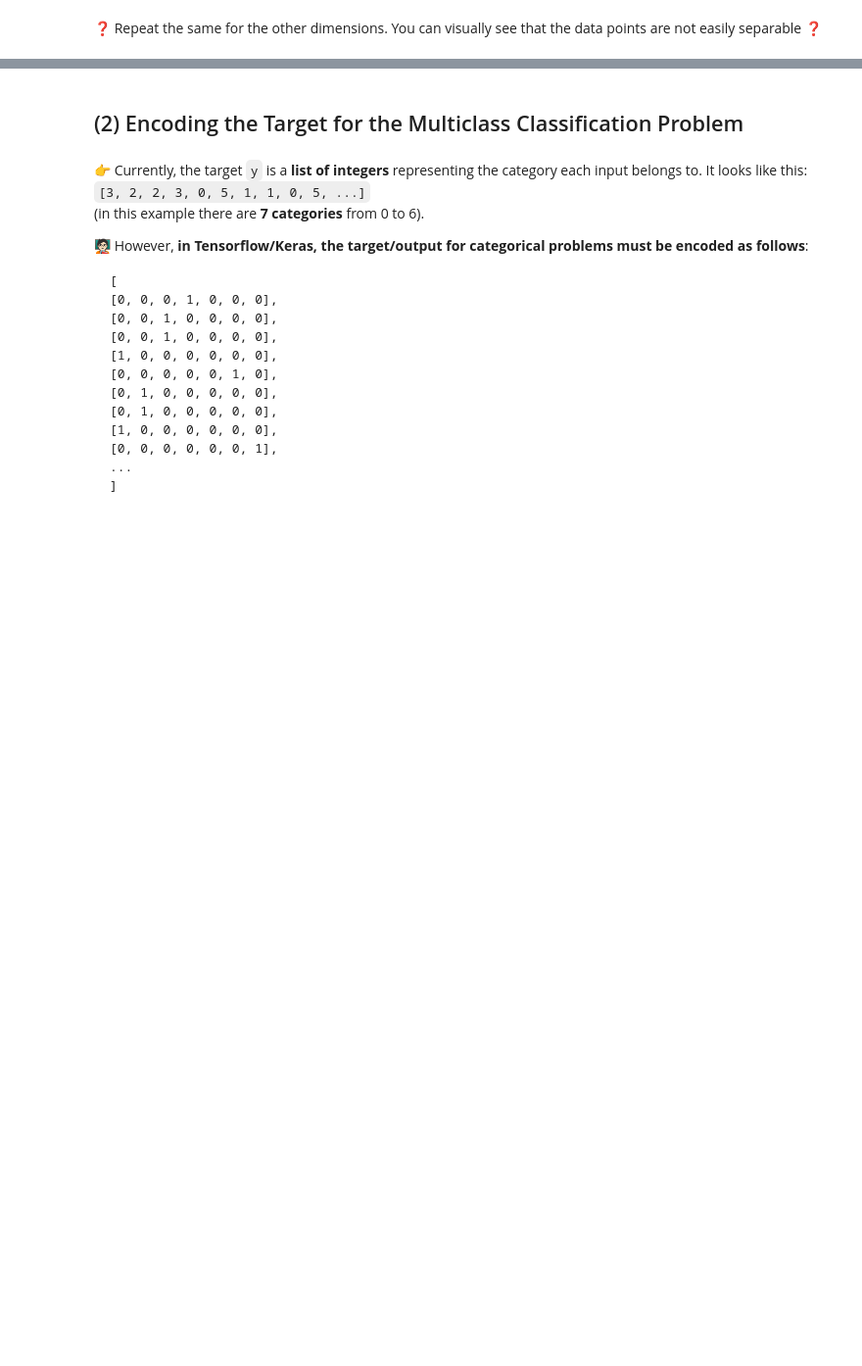
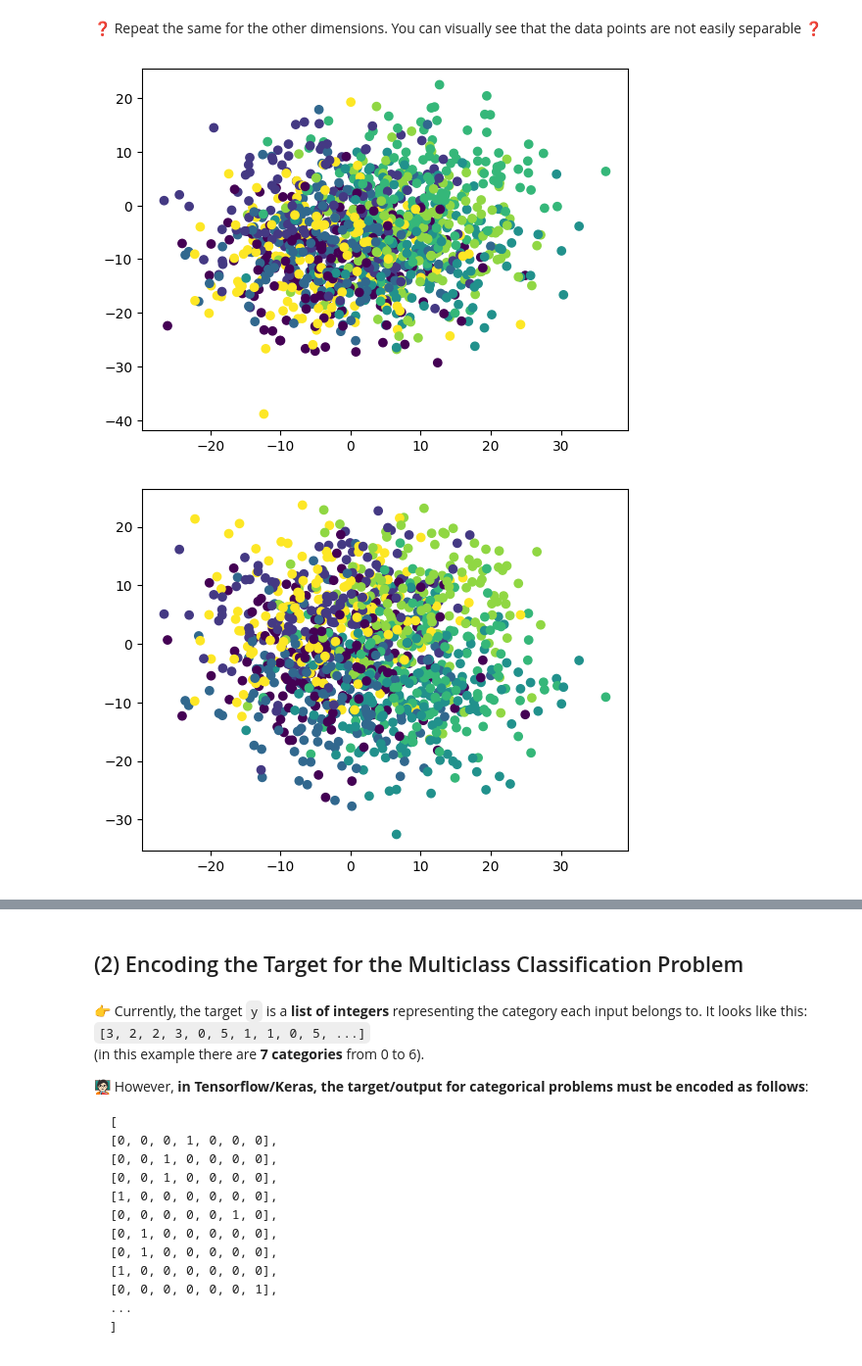
Before and after one commit to itsyeren/data-multiclass-classification, a Jupyter notebook: multiclass_classification.ipynb, the cells around one changed output, grey strips where cells are left out. Shown at 98% size. Saved outputs shown, nothing was run; the diff lists cells and outputs as text; code cells hidden in the pictures; blank space fills up the shorter version.

```diff
--- a/multiclass_classification.ipynb
+++ b/multiclass_classification.ipynb
@@ -41,0 +57,10 @@
+# %%
+plt.scatter(X[:, 0], X[:, 2], c=y)
+plt.show()
+plt.scatter(X[:, 0], X[:, 3], c=y)
+plt.show()
+plt.scatter(X[:, 0], X[:, 4], c=y)
+plt.show()
+# %% [output]
+[figure, added]
+[figure, added]
```
Also changed, not shown: parts of 23 cells of this notebook, 1 other file.
